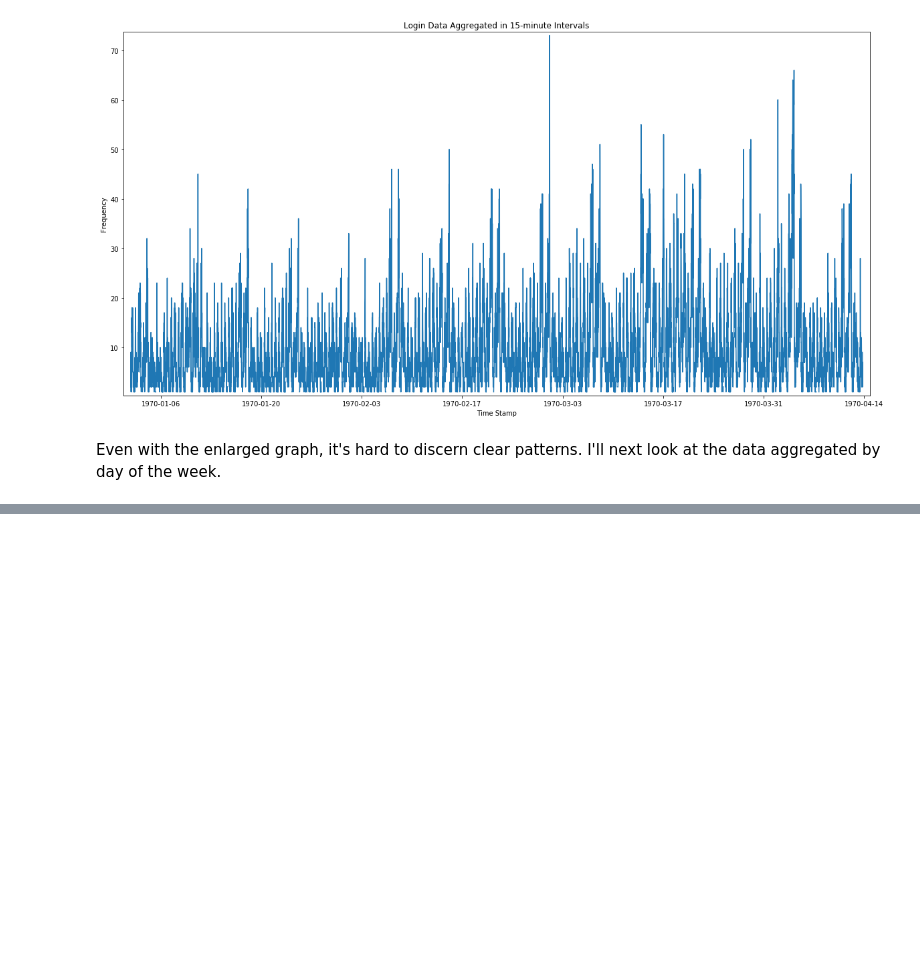
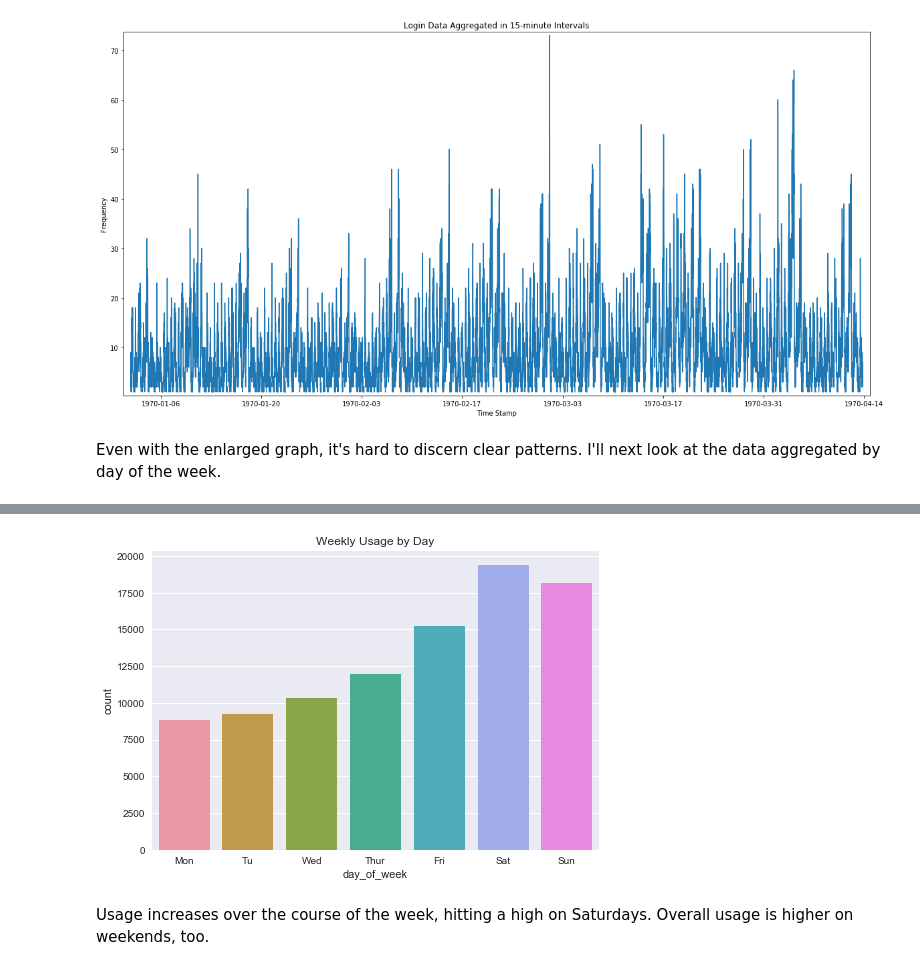
Before and after one commit to AOlden/sb-projects, a Jupyter notebook: ultimate_challenge/Ultimate Take-home.ipynb, the cells around one changed output, grey strips where cells are left out. Drawn from its saved outputs; the diff is of its cells as text; code cells hidden in the pictures; blank space fills up the shorter version.

```diff
--- a/ultimate_challenge/Ultimate Take-home.ipynb
+++ b/ultimate_challenge/Ultimate Take-home.ipynb
@@ -67,3 +71,16 @@ logins.head()
 | 2 | 1970-01-01 20:16:37 | 3 |
 | 3 | 1970-01-01 20:16:36 | 3 |
 | 4 | 1970-01-01 20:26:21 | 3 |
+# %%
+# plot overall usage by day
+
+days = ['Mon', 'Tu', 'Wed', 'Thur', 'Fri', 'Sat', 'Sun']
+
+ax = sns.countplot(x = 'day_of_week', data = logins_new)
+ax.set(xticklabels = days)
+plt.title('Weekly Usage by Day')
+plt.show()
+# %% [output]
+[figure, added]
+# %% [markdown]
+Usage increases over the course of the week, hitting a high on Saturdays. Overall usage is higher on weekends, too.
```
Also changed, not shown: parts of 4 cells of this notebook.
